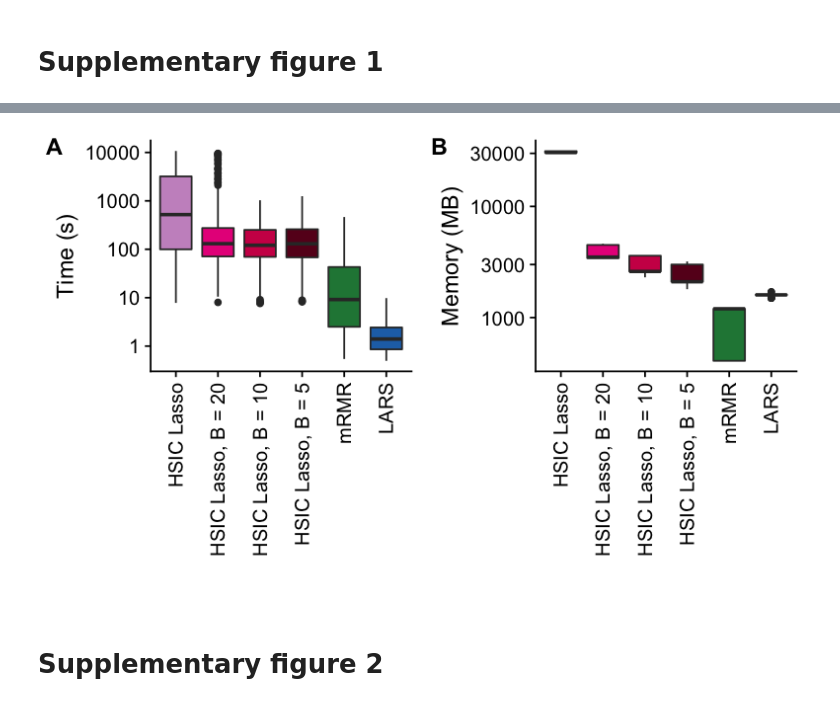
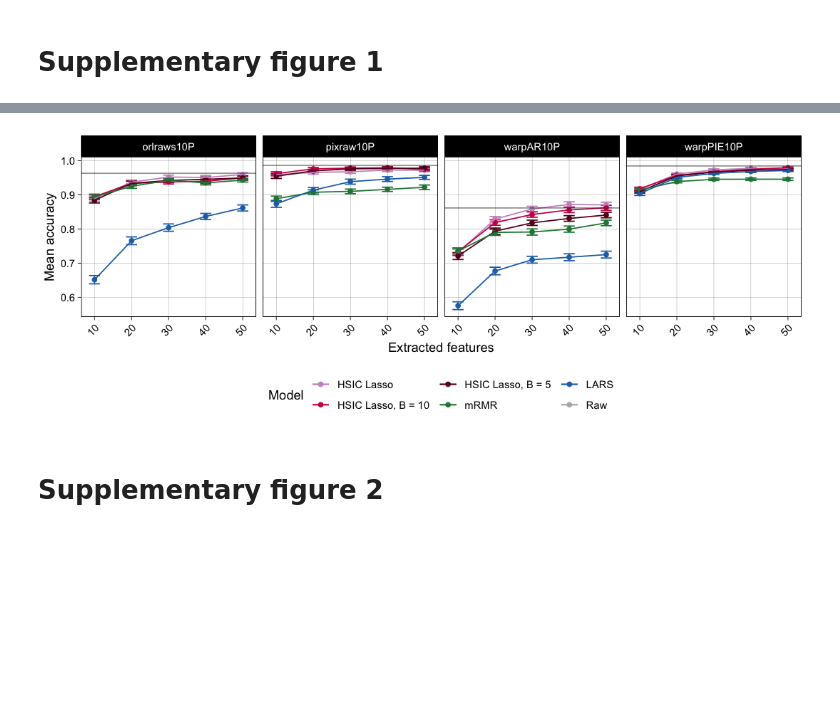
Before and after one commit to hclimente/nori, a Jupyter notebook: doc/supplementary_figures.ipynb, the cells around one changed output, grey strips where cells are left out. Saved outputs shown, nothing was run; the diff lists cells and outputs as text; code cells hidden in the pictures; blank space fills up the shorter version.

```diff
--- a/doc/supplementary_figures.ipynb
+++ b/doc/supplementary_figures.ipynb
@@ -149,5 +51,27 @@ Warning message:
+# %%
+pixraw10P <- summarize_benchmark('../results/asu/pixraw10P_prediction.tsv')
+warpAR10P <- summarize_benchmark('../results/asu/warpAR10P_prediction.tsv')
+orlraws10P <- summarize_benchmark('../results/asu/orlraws10P_prediction.tsv')
+warpPIE10P <- summarize_benchmark('../results/asu/warpPIE10P_prediction.tsv')
+
+prediction_img <- bind_rows(pixraw10P, warpAR10P, orlraws10P, warpPIE10P) %>%
+    mutate(model = factor(model, levels = methods))
+
+face_recognition <- prediction_img %>%
+    ggplot(aes(x = selected, y = accuracy, color = model)) +
+        geom_errorbar(aes(ymin = accuracy - sem, ymax = accuracy + sem), width = 3) +
+        geom_point() +
+        geom_line() +
+        geom_hline(data = filter(prediction_img, model == 'Raw'), aes(yintercept = accuracy), colour = 'gray20', alpha = 0.5) +
+        theme_linedraw() +
+        theme(legend.position = 'bottom',
+              axis.text.x = element_text(angle = 45, hjust = 1),
+              panel.grid.minor = element_blank()) +
+        labs(x = 'Extracted features', y = 'Mean accuracy', color = 'Model') +
+        scale_color_manual(values = palette) +
+        facet_wrap(~label, nrow = 1)
 # %%
-ggsave('img/supp_figure_1.pdf', sf1, width = 6.5, height = 4)
-options(repr.plot.width=6.5, repr.plot.height=4)
-sf1
+ggsave('img/supp_figure_1.pdf', face_recognition, width = 9, height = 3.5)
+options(repr.plot.width = 9, repr.plot.height = 3.5)
+face_recognition
 # %% [output]
@@ -154,3 +85,3 @@ sf1
-[figure, old version]
+[figure, new version]
 # %% [markdown]
 # Supplementary figure 2
```
Also changed, not shown: parts of 10 cells of this notebook, 8 other files.
